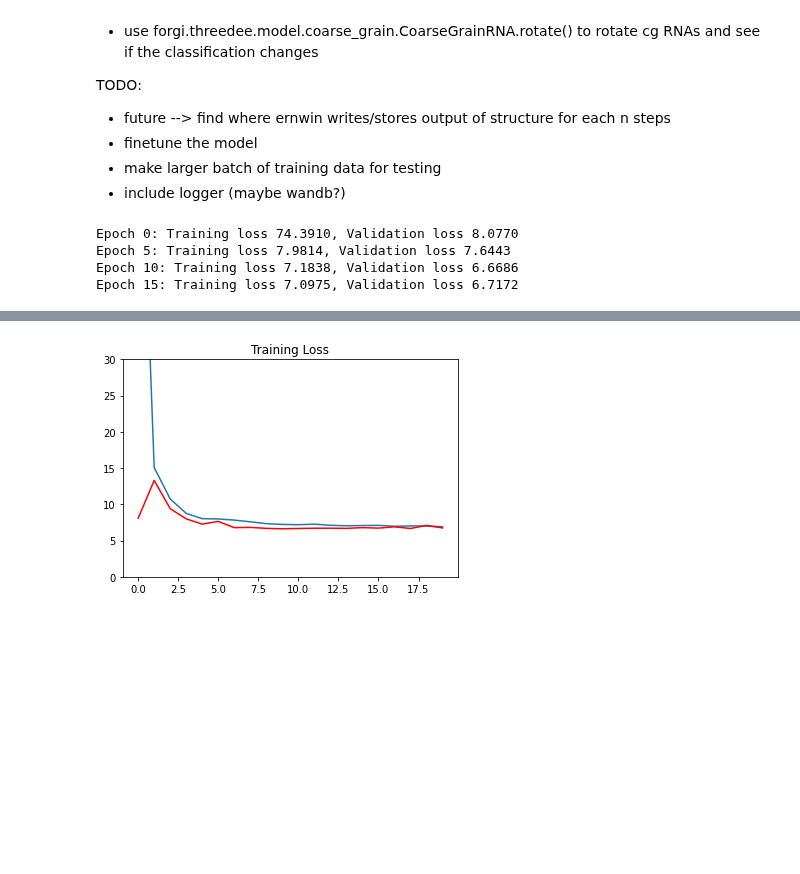
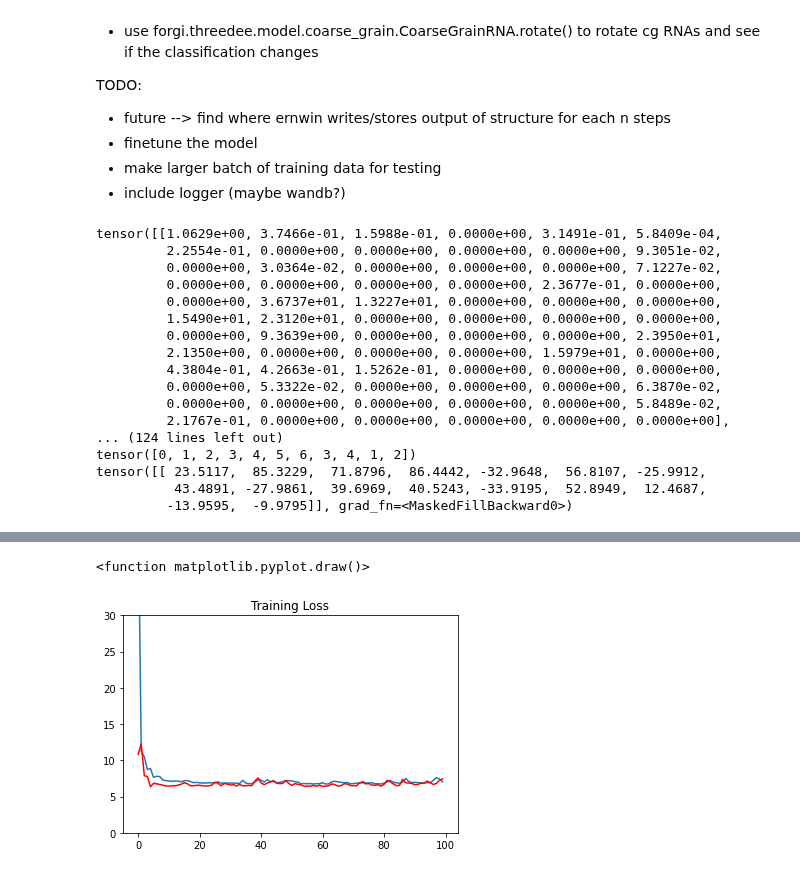
Before and after one commit to milang9/3d_classifier, a Jupyter notebook: 3d_classifier.ipynb, the cells around one changed output, grey strips where cells are left out. Drawn from its saved outputs; the diff is of its cells as text; code cells hidden in the pictures; blank space fills up the shorter version.

Commit message:
find out how to coarsen a graph

```diff
--- a/3d_classifier.ipynb
+++ b/3d_classifier.ipynb
@@ -187,8 +167,8 @@ b_size = 50
 
 #load from cg files directly
 
-training_dir = "./training_set"
-rmsd_list = "train_rmsd_list.txt"
+training_dir = "./data/training_set"
+rmsd_list = "./data/train_rmsd_list.txt"
 
 training_dataset = CGDataset(training_dir, rmsd_list)
 
@@ -196,8 +176,8 @@ training_dataset = CGDataset(training_dir, rmsd_list)
 train_dataloader = dtl.pytorch.GraphDataLoader(training_dataset, batch_size=b_size, shuffle=True)
 # %%
 #Validation set
-val_dir = "./val_set"
-val_rmsd = "val_rmsd_list.txt"
+val_dir = "./data/val_set"
+val_rmsd = "./data/val_rmsd_list.txt"
 
 val_dataset = CGDataset(val_dir, val_rmsd)
 
@@ -207,6 +189,8 @@ val_dataloader = dtl.pytorch.GraphDataLoader(val_dataset)
 import dgl.nn as dglnn
 from dgl.nn import GraphConv
 import torch.nn.functional as F
+import dgl.function as fn
+from dgl.geometry import neighbor_matching
 
 # feed the 3 different node attributes one after the other though the first layer? like in https://discuss.dgl.ai/t/getting-started-with-multiple-node-features-in-homogenous-graph/919/2
 # condense the 3 node attributes down to 1? see point above
@@ -215,6 +199,7 @@ import torch.nn.functional as F
 #Coarse Grain RNA Classifier Model
 class CG_Classifier(th.nn.Module):
     def __init__(self, num_features):
+        self.c = 0
         super(CG_Classifier, self).__init__()
 
         '''
@@ -276,14 +261,29 @@ class CG_Classifier(th.nn.Module):
 
 
         #TODO: add readout function
-        tcw = th.cat((nt, nc, nw), 1)
-        g.ndata["combi"] = tcw
+        #      how to best use pooling?
+        #tcw = th.cat((nt, nc, nw), 1)
+        #if self.c == 0:
+         #   print(tcw)
+        g.ndata["combi"] = th.cat((nt, nc, nw), 1) #tcw
+        if self.c == 0:
+            print(g.ndata["combi"])
+            print(g)
+            new_g = neighbor_matching(g)
+            print(new_g)
         combi = g.ndata["combi"]
         combi = self.sage_conv1(g, combi)
+
+        #g.update_all(fn.copy_u("combi", "pool1"), fn.max()) #find out what could be target and destination for fn.copy_u
+        #combi = g.ndata["pool1"]
+
         combi = self.sage_conv2(g, combi)
         combi = self.max_pool(g, combi)
 
         tcw_mean = combi #dgl.mean_nodes(g, combi)
+        if self.c == 0:
+            print(tcw_mean)
+            self.c = 1
         #is the mean the right approach?
         #tcw_mean = tcw.mean(dim=0)
         tcw_mean = self.dense1(tcw_mean)
@@ -303,7 +303,7 @@ model = CG_Classifier(
 opt = th.optim.Adam(model.parameters(), lr=0.001)
 model.train()
 
-epochs = 20
+epochs = 100
 
 #val setup
 val_losses = []
@@ -333,9 +333,9 @@ for epoch in range(epochs):
     #val setup
     val_loss = 0
     for i, (v_graph, v_label) in enumerate(val_dataloader):
-      val_pred = model(v_graph)
-      v_loss = F.smooth_l1_loss(val_pred, v_label, reduction='mean')
-      val_loss += v_loss.detach().item()
+        val_pred = model(v_graph)
+        v_loss = F.smooth_l1_loss(val_pred, v_label, reduction='mean')
+        val_loss += v_loss.detach().item()
 
     val_loss /= (i + 1)
 
@@ -351,7 +351,20 @@ plt.title("Training Loss")
 plt.ylim(ymax=30, ymin=0)
 plt.draw
 # %% [output]
-Epoch 0: Training loss 74.3910, Validation loss 8.0770
-Epoch 5: Training loss 7.9814, Validation loss 7.6443
-Epoch 10: Training loss 7.1838, Validation loss 6.6686
-Epoch 15: Training loss 7.0975, Validation loss 6.7172
+tensor([[1.0629e+00, 3.7466e-01, 1.5988e-01, 0.0000e+00, 3.1491e-01, 5.8409e-04,
+         2.2554e-01, 0.0000e+00, 0.0000e+00, 0.0000e+00, 0.0000e+00, 9.3051e-02,
+         0.0000e+00, 3.0364e-02, 0.0000e+00, 0.0000e+00, 0.0000e+00, 7.1227e-02,
+         0.0000e+00, 0.0000e+00, 0.0000e+00, 0.0000e+00, 2.3677e-01, 0.0000e+00,
+         0.0000e+00, 3.6737e+01, 1.3227e+01, 0.0000e+00, 0.0000e+00, 0.0000e+00,
+         1.5490e+01, 2.3120e+01, 0.0000e+00, 0.0000e+00, 0.0000e+00, 0.0000e+00,
+         0.0000e+00, 9.3639e+00, 0.0000e+00, 0.0000e+00, 0.0000e+00, 2.3950e+01,
+         2.1350e+00, 0.0000e+00, 0.0000e+00, 0.0000e+00, 1.5979e+01, 0.0000e+00,
+         4.3804e-01, 4.2663e-01, 1.5262e-01, 0.0000e+00, 0.0000e+00, 0.0000e+00,
+         0.0000e+00, 5.3322e-02, 0.0000e+00, 0.0000e+00, 0.0000e+00, 6.3870e-02,
+         0.0000e+00, 0.0000e+00, 0.0000e+00, 0.0000e+00, 0.0000e+00, 5.8489e-02,
+         2.1767e-01, 0.0000e+00, 0.0000e+00, 0.0000e+00, 0.0000e+00, 0.0000e+00],
+... (124 lines left out)
+tensor([0, 1, 2, 3, 4, 5, 6, 3, 4, 1, 2])
+tensor([[ 23.5117,  85.3229,  71.8796,  86.4442, -32.9648,  56.8107, -25.9912,
+          43.4891, -27.9861,  39.6969,  40.5243, -33.9195,  52.8949,  12.4687,
+         -13.9595,  -9.9795]], grad_fn=<MaskedFillBackward0>)
@@ -359,4 +391,5 @@ Epoch 15: Training loss 7.0975, Validation loss 6.7172
+<function matplotlib.pyplot.draw()>
-[figure, old version]
+[figure, new version]
 # %%
 #Test
 
```
Also changed, not shown: parts of 5 cells of this notebook.
